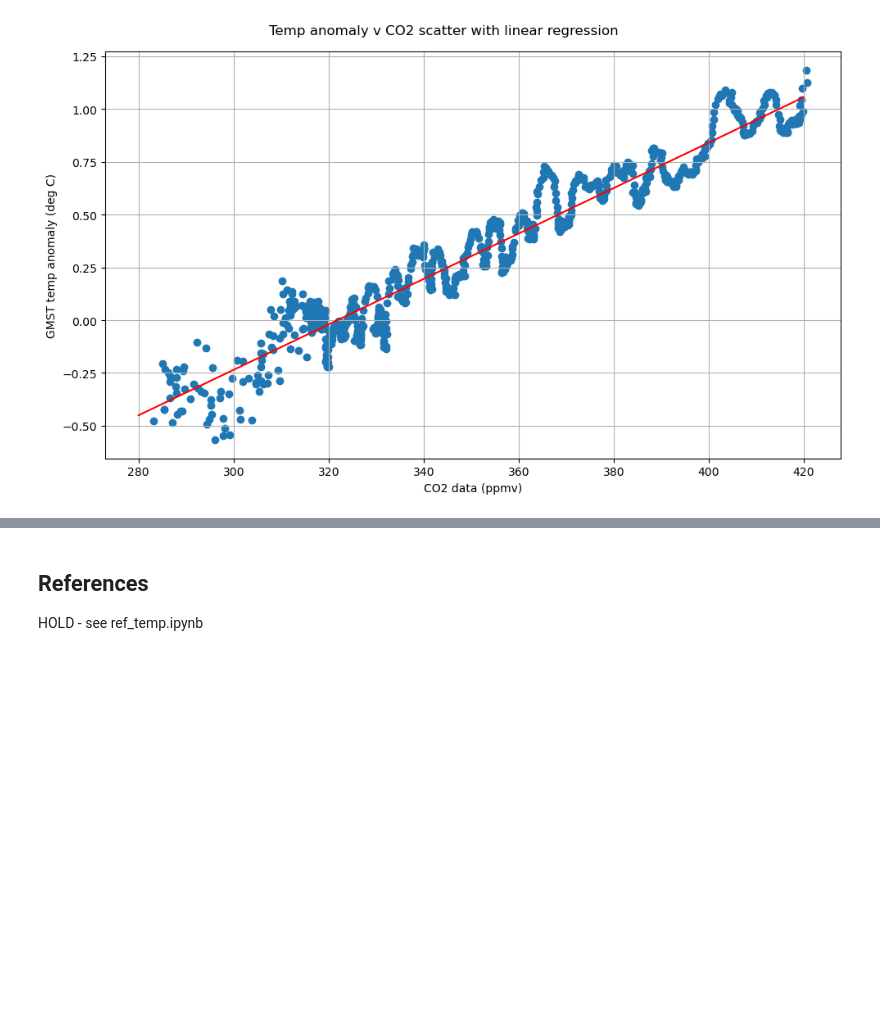
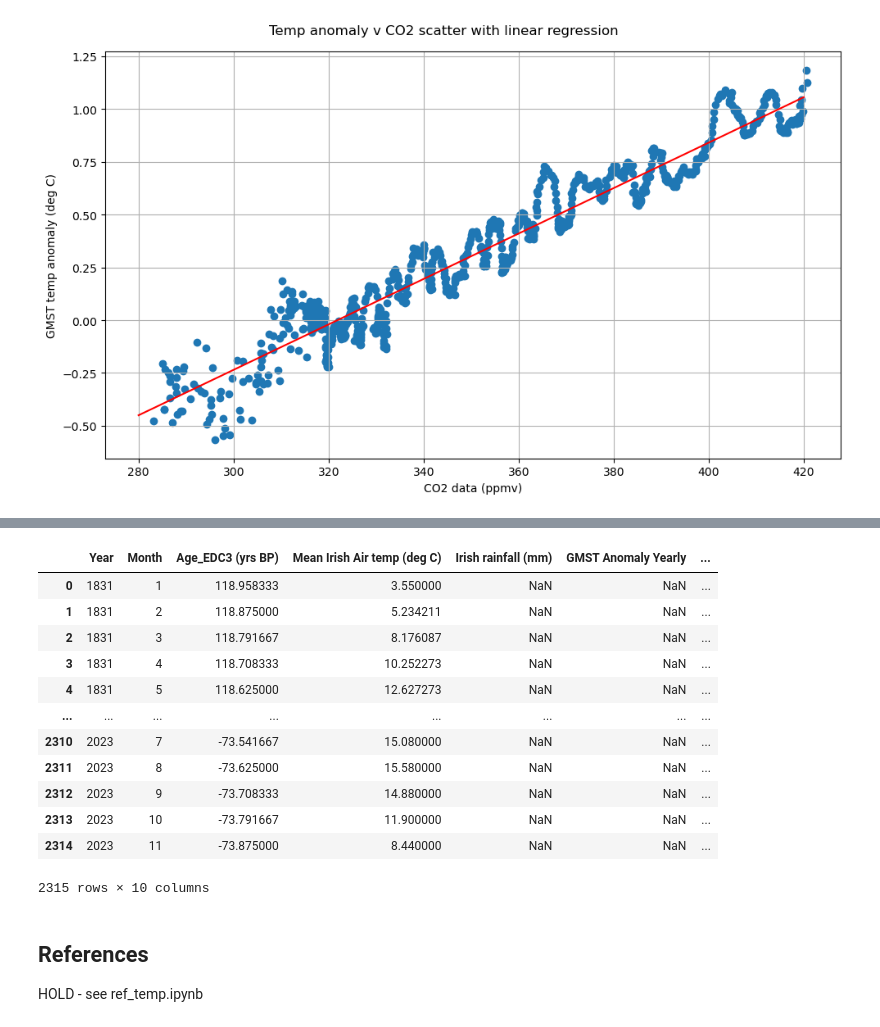
Before and after one commit to Eilis9/PfDA_Project2, a Jupyter notebook: analysis.ipynb, the cells around one changed output, grey strips where cells are left out. Cells and saved outputs as stored; diff of their text form; code cells hidden in the pictures; blank space fills up the shorter version.

Commit message:
fusing the modern datasets

```diff
--- a/analysis.ipynb
+++ b/analysis.ipynb
@@ -278,7 +278,7 @@ ax.legend(loc='upper left')
 fig.tight_layout()
 
 # Add a column to convert date to EDC3 scale
-CO2_ML_m['EDC3_gas_a (yr)'] = CO2_ML_m['decimal date'] - 1950
+CO2_ML_m['EDC3_gas_a (yr)'] = 1950 - CO2_ML_m['decimal date']
 # %% [output]
 [figure]
 # %% [markdown]
@@ -708,3 +721,30 @@ fig.tight_layout()
+# %%
+# Data fusion
+# ireland_temp_rain_composite and GMST
+
+modern_fused_dataset = pd.merge_ordered(ireland_temp_rain_composite.drop(columns=['decimal date']), GMST_anom_1850.drop(columns=['decimal date', 'Age_EDC3 (yrs BP)']), how='outer', on=['Year', 'Month'])
+modern_fused_dataset
+
+# Combine the Muana Loa CO2 dataframe
+# rename some columns and drop others before fusing with the larger dataset
+CO2_ML_m_renamed = CO2_ML_m.rename(columns={'monthly average': 'Muana Loa monthly avg CO2 (ppmv)', 'de-seasonalized': 'Muana Loa De-seasonalized CO2 (ppmv)',
+                                             'unc of mean': 'Muana Loa Uncertainty of Mean CO2 (ppmv)', 'year':'Year', 'month':'Month'})
+modern_fused_dataset = pd.merge_ordered(modern_fused_dataset, CO2_ML_m_renamed.drop(columns=['EDC3_gas_a (yr)', 'no_days', 'std', 'decimal date']), how='outer', on=['Year', 'Month'])
+modern_fused_dataset
+# %% [output]
+|  | Year | Month | Age_EDC3 (yrs BP) | Mean Irish Air temp (deg C) | Irish rainfall (mm) | GMST Anomaly Yearly | ... |
+| 0 | 1831 | 1 | 118.958333 | 3.550000 | NaN | NaN | ... |
+| 1 | 1831 | 2 | 118.875000 | 5.234211 | NaN | NaN | ... |
+| 2 | 1831 | 3 | 118.791667 | 8.176087 | NaN | NaN | ... |
+| 3 | 1831 | 4 | 118.708333 | 10.252273 | NaN | NaN | ... |
+| 4 | 1831 | 5 | 118.625000 | 12.627273 | NaN | NaN | ... |
+| ... | ... | ... | ... | ... | ... | ... | ... |
+| 2310 | 2023 | 7 | -73.541667 | 15.080000 | NaN | NaN | ... |
+| 2311 | 2023 | 8 | -73.625000 | 15.580000 | NaN | NaN | ... |
+| 2312 | 2023 | 9 | -73.708333 | 14.880000 | NaN | NaN | ... |
+| 2313 | 2023 | 10 | -73.791667 | 11.900000 | NaN | NaN | ... |
+| 2314 | 2023 | 11 | -73.875000 | 8.440000 | NaN | NaN | ... |
+2315 rows × 10 columns
 # %% [markdown]
 ## References
 HOLD - see ref_temp.ipynb
```
Also changed, not shown: parts of 2 cells of this notebook.
